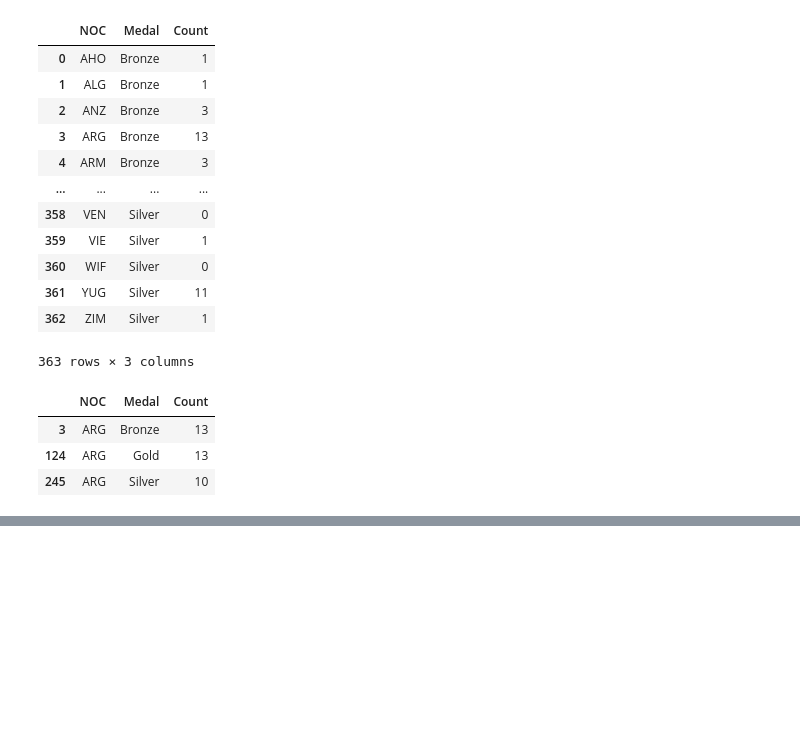
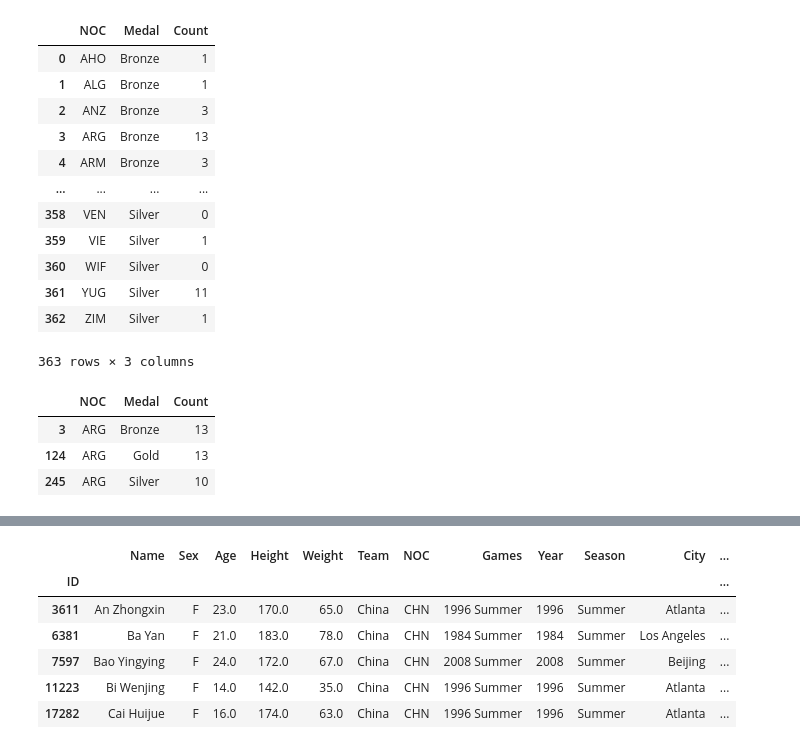
Before and after one commit to oscargbocanegra/learning, a Jupyter notebook: MachineLearning/c-udemy-analisis-datos-python-3/notebooks/04-manipulacion-datos-pandas.ipynb, the cells around one changed output, grey strips where cells are left out. Drawn from its saved outputs; the diff is of its cells as text; code cells hidden in the pictures; blank space fills up the shorter version.

```diff
--- a/MachineLearning/c-udemy-analisis-datos-python-3/notebooks/04-manipulacion-datos-pandas.ipynb
+++ b/MachineLearning/c-udemy-analisis-datos-python-3/notebooks/04-manipulacion-datos-pandas.ipynb
@@ -1201,0 +1235,12 @@ medals_melt.query('NOC == "ARG"')
+# %%
+# Filtrar los valores por medalla que no tengan registros nulos.
+medals_china = olympics_china.dropna(subset= ['Medal'])
+medals_china.head()
+# %% [output]
+|  | Name | Sex | Age | Height | Weight | Team | NOC | Games | Year | Season | City | ... |
+| ID |  |  |  |  |  |  |  |  |  |  |  | ... |
+| 3611 | An Zhongxin | F | 23.0 | 170.0 | 65.0 | China | CHN | 1996 Summer | 1996 | Summer | Atlanta | ... |
+| 6381 | Ba Yan | F | 21.0 | 183.0 | 78.0 | China | CHN | 1984 Summer | 1984 | Summer | Los Angeles | ... |
+| 7597 | Bao Yingying | F | 24.0 | 172.0 | 67.0 | China | CHN | 2008 Summer | 2008 | Summer | Beijing | ... |
+| 11223 | Bi Wenjing | F | 14.0 | 142.0 | 35.0 | China | CHN | 1996 Summer | 1996 | Summer | Atlanta | ... |
+| 17282 | Cai Huijue | F | 16.0 | 174.0 | 63.0 | China | CHN | 1996 Summer | 1996 | Summer | Atlanta | ... |
```
Also changed, not shown: parts of 7 cells of this notebook.
